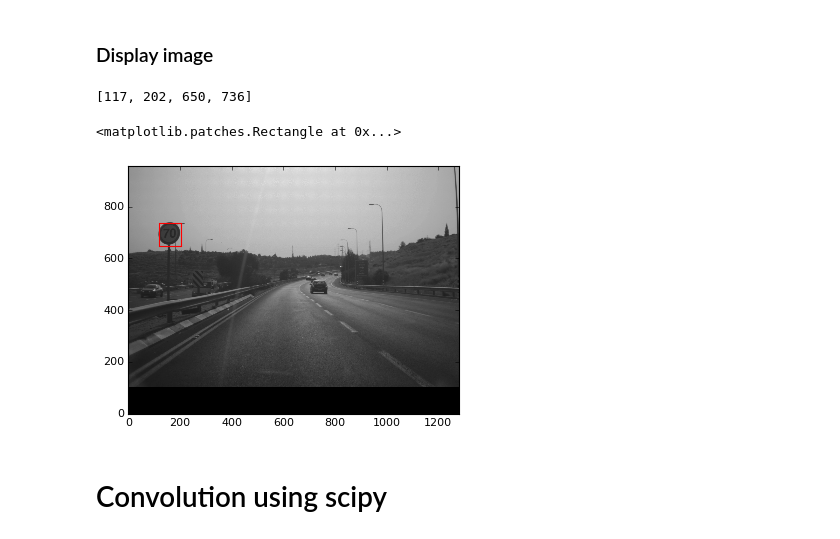
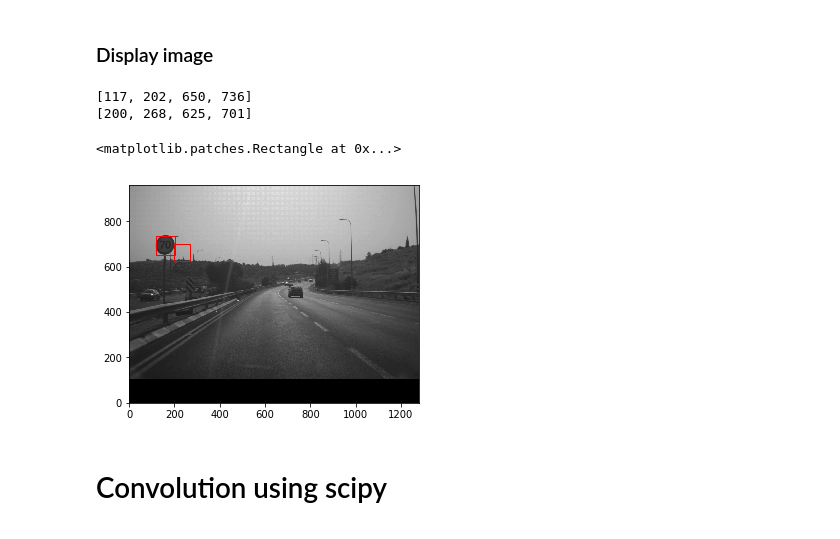
Before and after one commit to hodayamar/excellenteam-python-mobileye-distance-calculation, a Jupyter notebook: demo.ipynb, the cells around one changed output. Drawn from its saved outputs; the diff is of its cells as text; code cells hidden in the pictures.

```diff
--- a/demo.ipynb
+++ b/demo.ipynb
@@ -78,17 +78,22 @@ for em in df.egoMotion:
 # %%
 import matplotlib.patches as patches
 
 # flip image vertically
 plt.imshow(image.im,cmap='gray',origin='lower')
 # plt.plot(*image.origin[::-1], marker='+', markersize=10, color="red")
 rect = df.iloc[0].currRect
 print(rect)
 rect = patches.Rectangle(rect[::2],rect[1]-rect[0],rect[3]-rect[2],linewidth=1,edgecolor='r',facecolor='none')
 gca().add_patch(rect)
+rect = df.iloc[0].prevRect
+print(rect)
+rect = patches.Rectangle(rect[::2],rect[1]-rect[0],rect[3]-rect[2],linewidth=1,edgecolor='r',facecolor='none')
+gca().add_patch(rect)
 # %% [output]
 [117, 202, 650, 736]
+[200, 268, 625, 701]
 <matplotlib.patches.Rectangle at 0x...>
-[figure, old version]
+[figure, new version]
 # %% [markdown]
 # Convolution using scipy
 # %%
```
Also changed, not shown: parts of 2 cells of this notebook, 2 other files.
